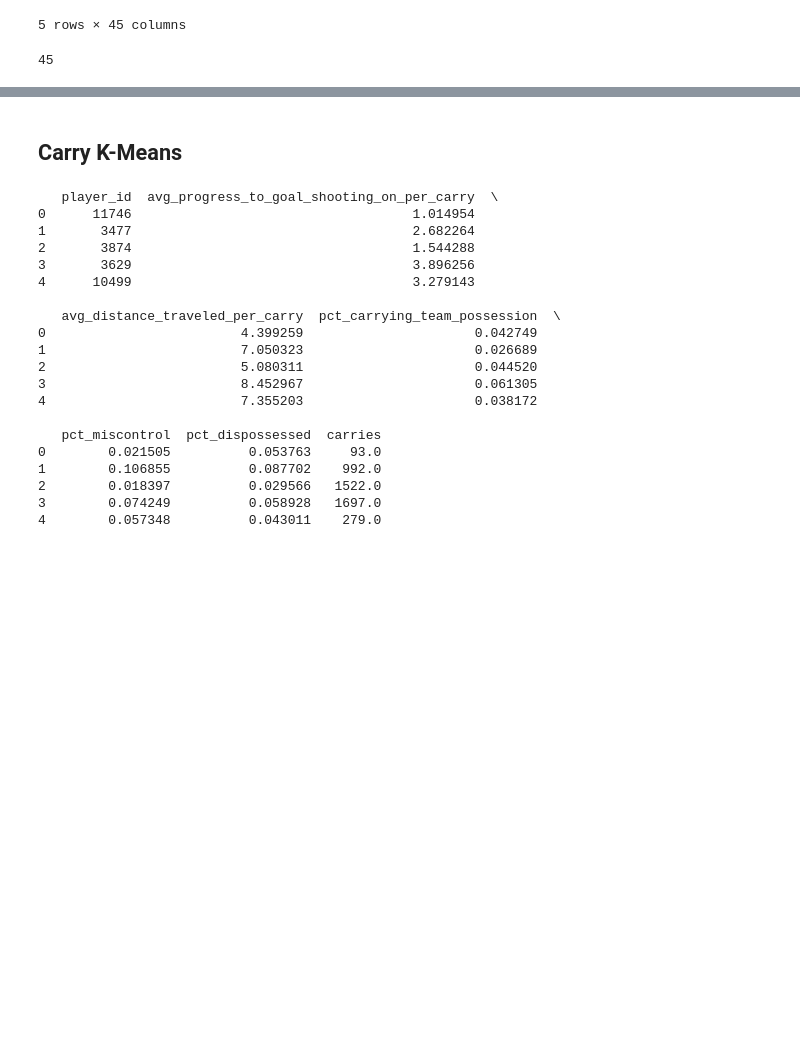
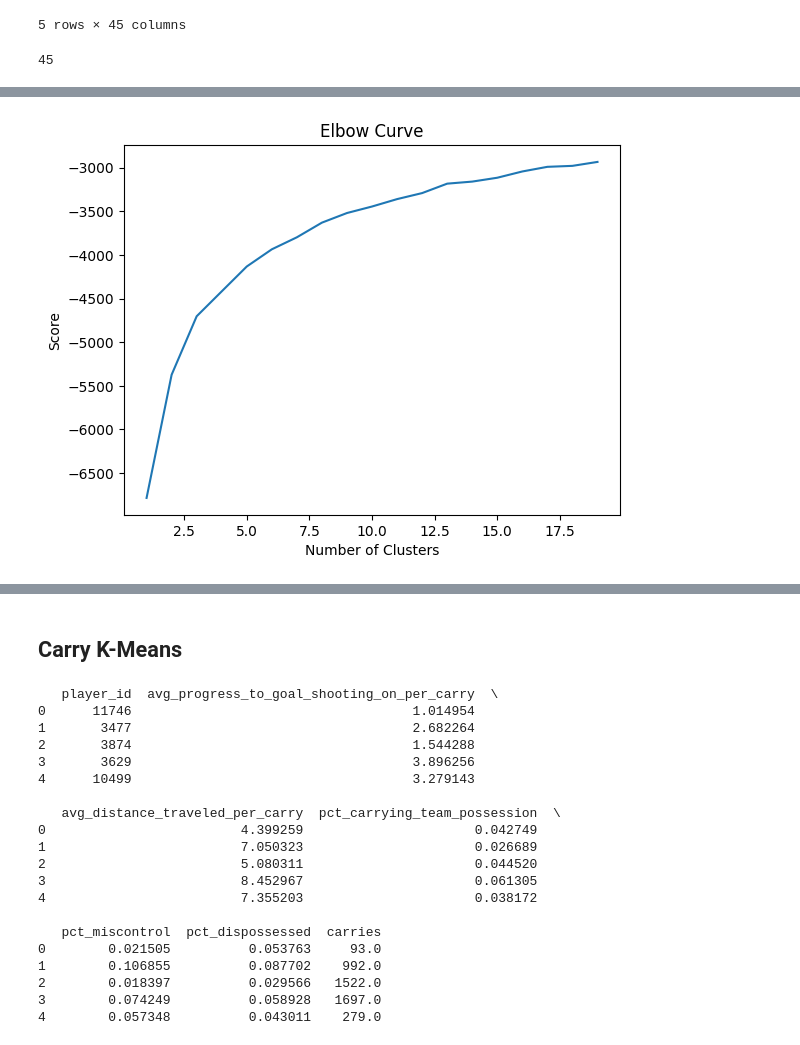
Before and after one commit to sflax91/soccer-analytics-capstone-template, a Jupyter notebook: analysis/k_means_clustering.ipynb, the cells around one changed output, grey strips where cells are left out. Saved outputs shown, nothing was run; the diff lists cells and outputs as text; code cells hidden in the pictures; blank space fills up the shorter version.

```diff
--- a/analysis/k_means_clustering.ipynb
+++ b/analysis/k_means_clustering.ipynb
@@ -108,0 +120,4 @@ plt.show()
+# %%
+minmax_processed = preprocessing.MinMaxScaler().fit_transform(df_w)
+df_numeric_scaled = pd.DataFrame(minmax_processed, index=df.index, columns=df_w.columns)
+df_numeric_scaled.head()
@@ -108,0 +132,14 @@ plt.show()
+# %%
+Nc = range(1, 20)
+
+kmeans = [KMeans(n_clusters=i) for i in Nc]
+
+score = [kmeans[i].fit(df_numeric_scaled).score(df_numeric_scaled) for i in range(len(kmeans))]
+# %%
+pl.plot(Nc,score)
+pl.xlabel('Number of Clusters')
+pl.ylabel('Score')
+pl.title('Elbow Curve')
+pl.show()
+# %% [output]
+[figure, added]
```
Also changed, not shown: parts of 23 cells of this notebook.
